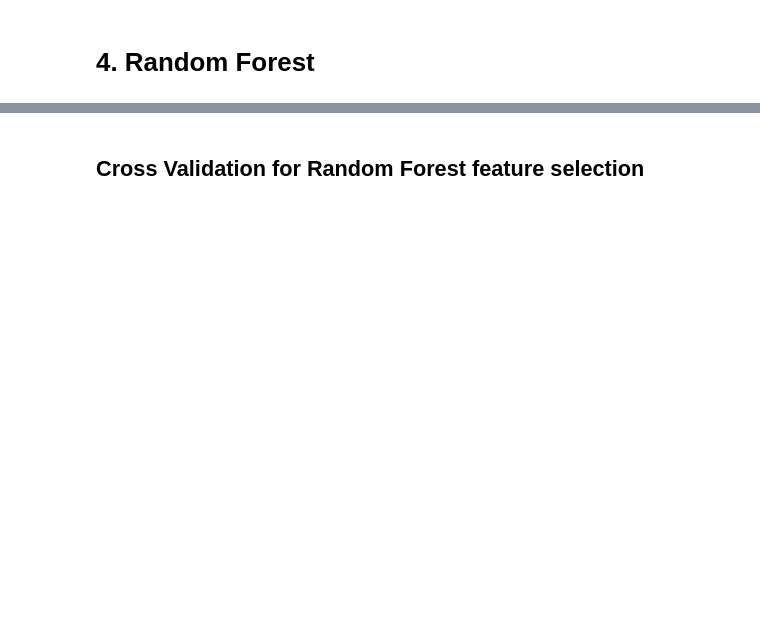
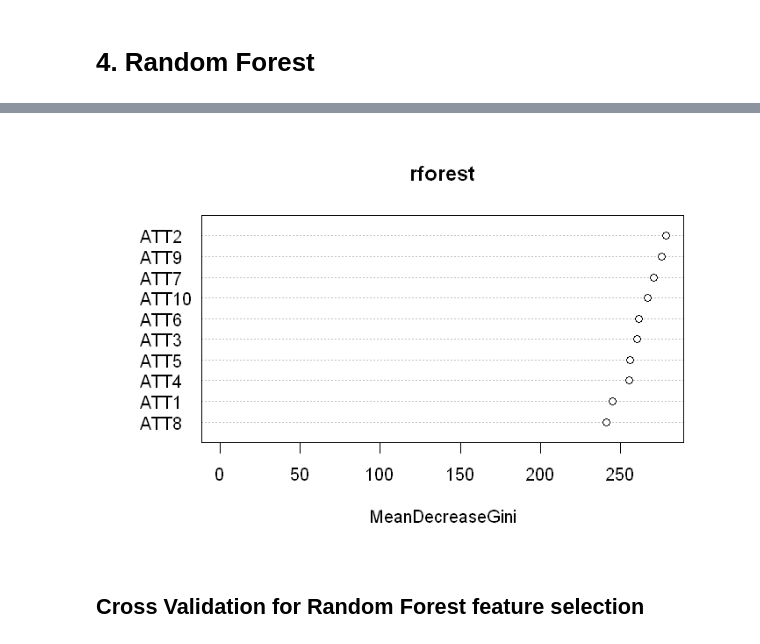
Before and after one commit to codeBehindMe/ADLA3, a Jupyter notebook: groupG.ipynb, the cells around one changed output, grey strips where cells are left out. Drawn from its saved outputs; the diff is of its cells as text; code cells hidden in the pictures; blank space fills up the shorter version.

```diff
--- a/groupG.ipynb
+++ b/groupG.ipynb
@@ -282,7 +539,9 @@ print(importance(rforest,type = 2))
 # %%
 options(repr.plot.width = 6)
 options(repr.plot.height = 4)
-#varImpPlot(rforest)
+varImpPlot(rforest)
+# %% [output]
+[figure, added]
 # %% [markdown]
 ## Cross Validation for Random Forest feature selection
 # %%
```
Also changed, not shown: parts of 40 cells of this notebook.
